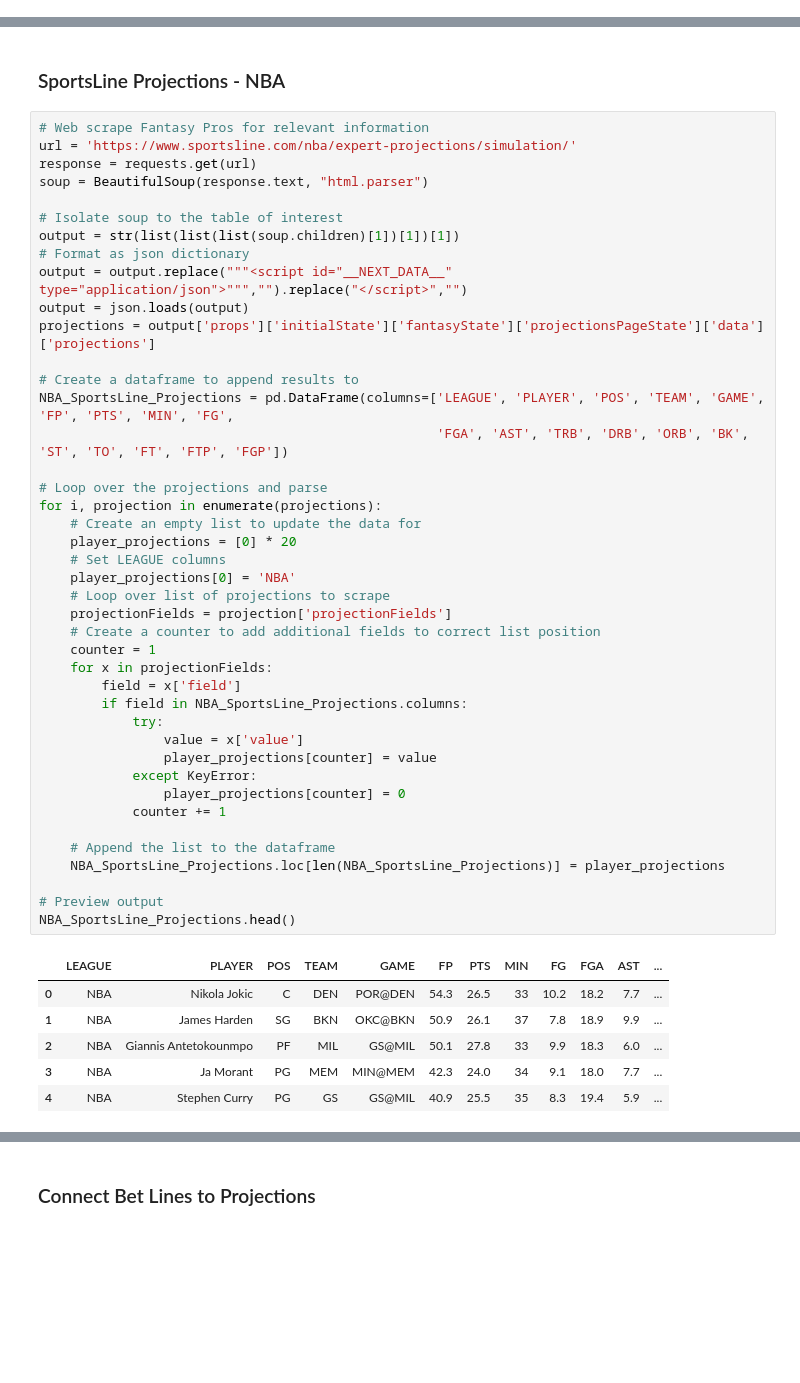
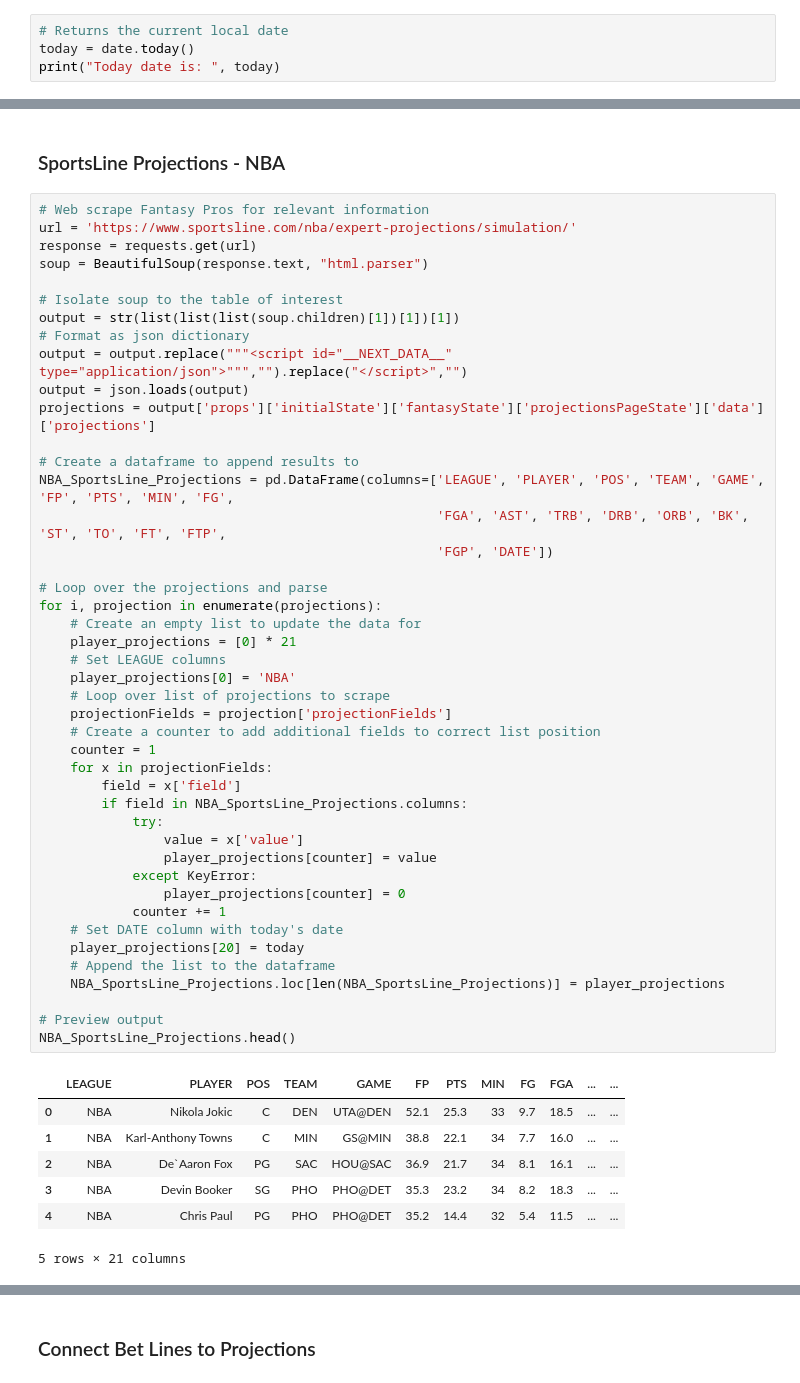
Before and after one commit to bcroarkin2726/SportsBetting, a Jupyter notebook: PlayerPropAnalysis/BetPropAnalysis_Updates.ipynb, the cells around one changed output, grey strips where cells are left out. Saved outputs shown, nothing was run; the diff lists cells and outputs as text; blank space fills up the shorter version.

```diff
--- a/PlayerPropAnalysis/BetPropAnalysis_Updates.ipynb
+++ b/PlayerPropAnalysis/BetPropAnalysis_Updates.ipynb
@@ -93,3 +146,7 @@ NBA_GameStats = pd.read_sql_query("SELECT * FROM NBA_GameStats", conn)
 conn.close()
 # %% [markdown]
 ## Pull Today's Data
+# %%
+# Returns the current local date
+today = date.today()
+print("Today date is: ", today)
@@ -268,39 +323,42 @@ output = output.replace("""<script id="__NEXT_DATA__" type="application/json">""
 output = json.loads(output)
 projections = output['props']['initialState']['fantasyState']['projectionsPageState']['data']['projections']
 
 # Create a dataframe to append results to
 NBA_SportsLine_Projections = pd.DataFrame(columns=['LEAGUE', 'PLAYER', 'POS', 'TEAM', 'GAME', 'FP', 'PTS', 'MIN', 'FG',
-                                                   'FGA', 'AST', 'TRB', 'DRB', 'ORB', 'BK', 'ST', 'TO', 'FT', 'FTP', 'FGP'])
+                                                   'FGA', 'AST', 'TRB', 'DRB', 'ORB', 'BK', 'ST', 'TO', 'FT', 'FTP',
+                                                   'FGP', 'DATE'])
 
 # Loop over the projections and parse
 for i, projection in enumerate(projections):
     # Create an empty list to update the data for
-    player_projections = [0] * 20
+    player_projections = [0] * 21
     # Set LEAGUE columns
     player_projections[0] = 'NBA'
     # Loop over list of projections to scrape
     projectionFields = projection['projectionFields']
     # Create a counter to add additional fields to correct list position
     counter = 1
     for x in projectionFields:
         field = x['field']
         if field in NBA_SportsLine_Projections.columns:
             try:
                 value = x['value']
                 player_projections[counter] = value
             except KeyError:
                 player_projections[counter] = 0
             counter += 1
-
+    # Set DATE column with today's date
+    player_projections[20] = today
     # Append the list to the dataframe
     NBA_SportsLine_Projections.loc[len(NBA_SportsLine_Projections)] = player_projections
 
 # Preview output
 NBA_SportsLine_Projections.head()
 # %% [output]
-|  | LEAGUE | PLAYER | POS | TEAM | GAME | FP | PTS | MIN | FG | FGA | AST | ... |
-| 0 | NBA | Nikola Jokic | C | DEN | POR@DEN | 54.3 | 26.5 | 33 | 10.2 | 18.2 | 7.7 | ... |
-| 1 | NBA | James Harden | SG | BKN | OKC@BKN | 50.9 | 26.1 | 37 | 7.8 | 18.9 | 9.9 | ... |
-| 2 | NBA | Giannis Antetokounmpo | PF | MIL | GS@MIL | 50.1 | 27.8 | 33 | 9.9 | 18.3 | 6.0 | ... |
-| 3 | NBA | Ja Morant | PG | MEM | MIN@MEM | 42.3 | 24.0 | 34 | 9.1 | 18.0 | 7.7 | ... |
-| 4 | NBA | Stephen Curry | PG | GS | GS@MIL | 40.9 | 25.5 | 35 | 8.3 | 19.4 | 5.9 | ... |
+|  | LEAGUE | PLAYER | POS | TEAM | GAME | FP | PTS | MIN | FG | FGA | ... | ... |
+| 0 | NBA | Nikola Jokic | C | DEN | UTA@DEN | 52.1 | 25.3 | 33 | 9.7 | 18.5 | ... | ... |
+| 1 | NBA | Karl-Anthony Towns | C | MIN | GS@MIN | 38.8 | 22.1 | 34 | 7.7 | 16.0 | ... | ... |
+| 2 | NBA | De`Aaron Fox | PG | SAC | HOU@SAC | 36.9 | 21.7 | 34 | 8.1 | 16.1 | ... | ... |
+| 3 | NBA | Devin Booker | SG | PHO | PHO@DET | 35.3 | 23.2 | 34 | 8.2 | 18.3 | ... | ... |
+| 4 | NBA | Chris Paul | PG | PHO | PHO@DET | 35.2 | 14.4 | 32 | 5.4 | 11.5 | ... | ... |
+5 rows × 21 columns
```
Also changed, not shown: parts of 40 cells of this notebook, 8 other files.
